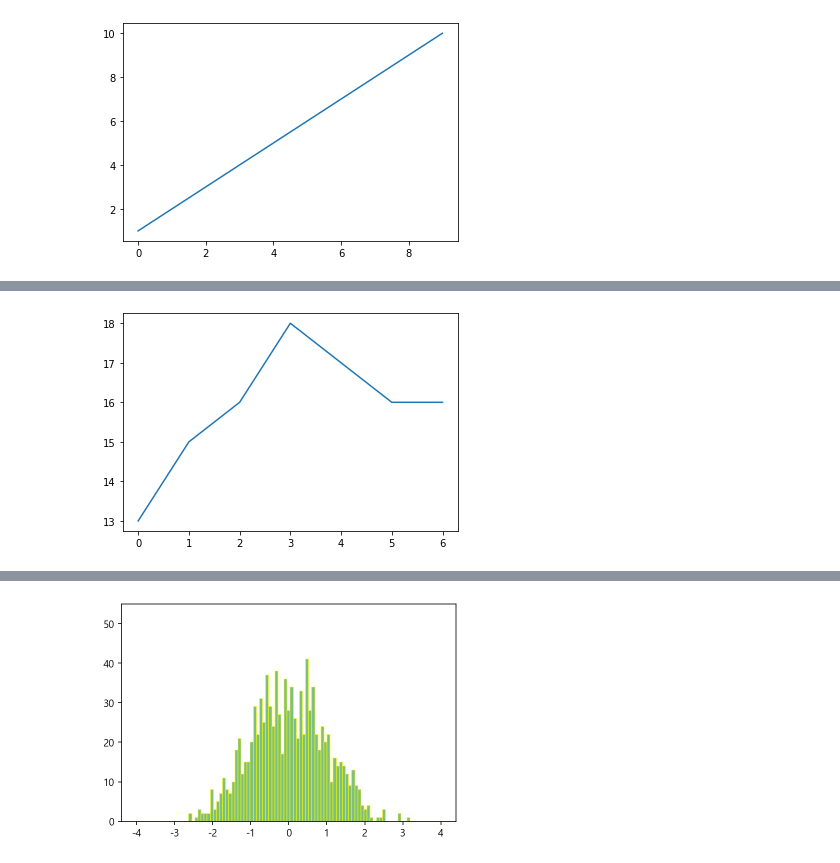
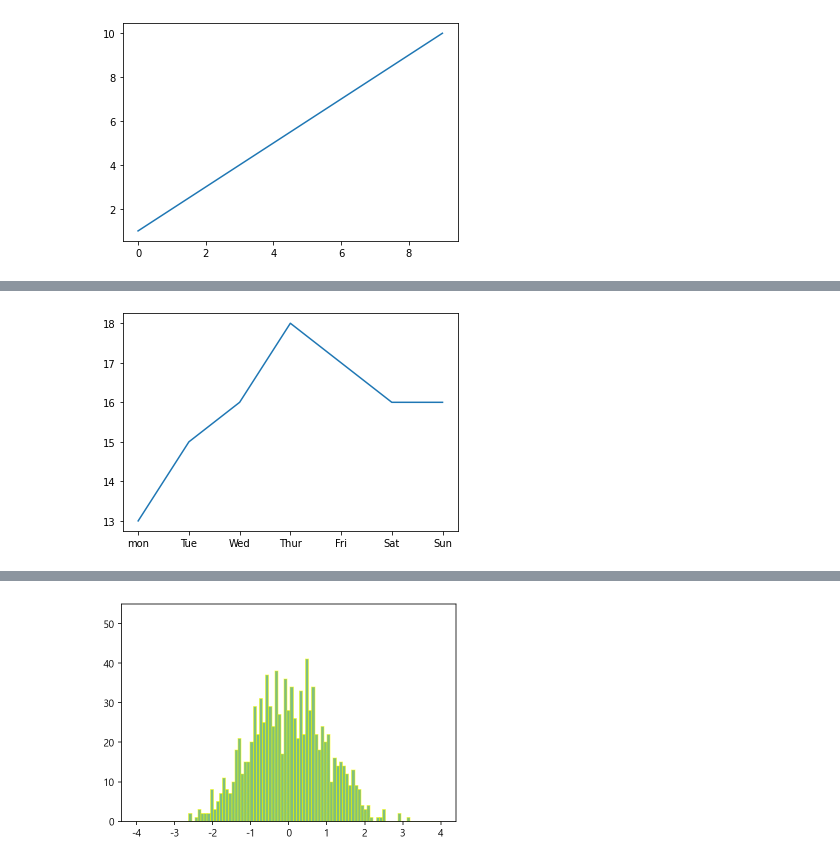
Before and after one commit to sangwookl/data_engineering, a Jupyter notebook: Matplotlib.ipynb, the cells around one changed output, grey strips where cells are left out. Saved outputs shown, nothing was run; the diff lists cells and outputs as text; code cells hidden in the pictures.

```diff
--- a/Matplotlib.ipynb
+++ b/Matplotlib.ipynb
@@ -34,6 +30,7 @@ plt.show()
 # %%
-arr=[13,15,16,18,17,16,16]
-plt.plot(range(7),arr)
+x = ['mon', 'Tue', 'Wed' , 'Thur', 'Fri', 'Sat','Sun']
+y = [13,15,16,18,17,16 ,16 ]
+plt.plot(x, y)
 plt.show()
 # %% [output]
-[figure, old version]
+[figure, new version]
```
Also changed, not shown: parts of 29 cells of this notebook, 26 other files.
